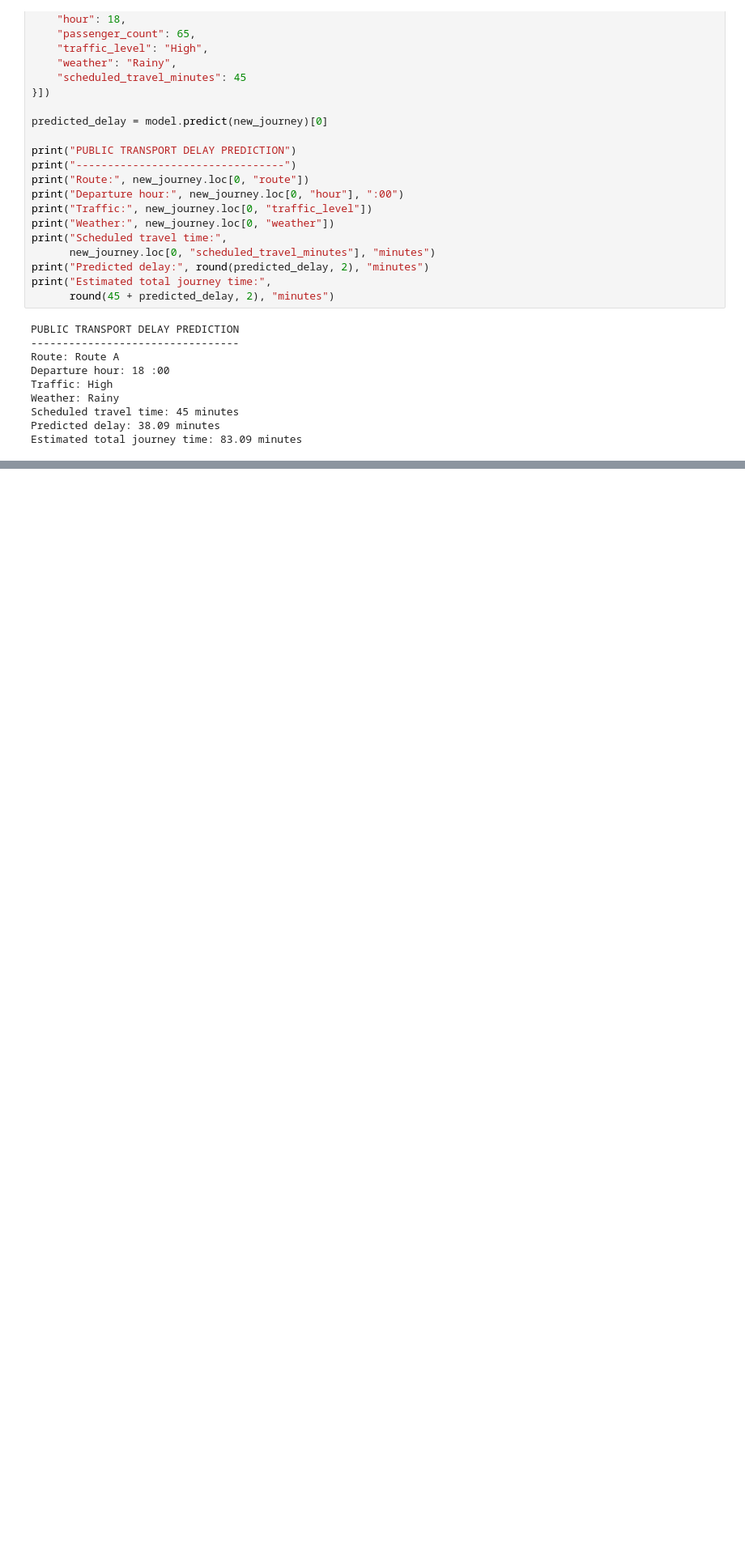
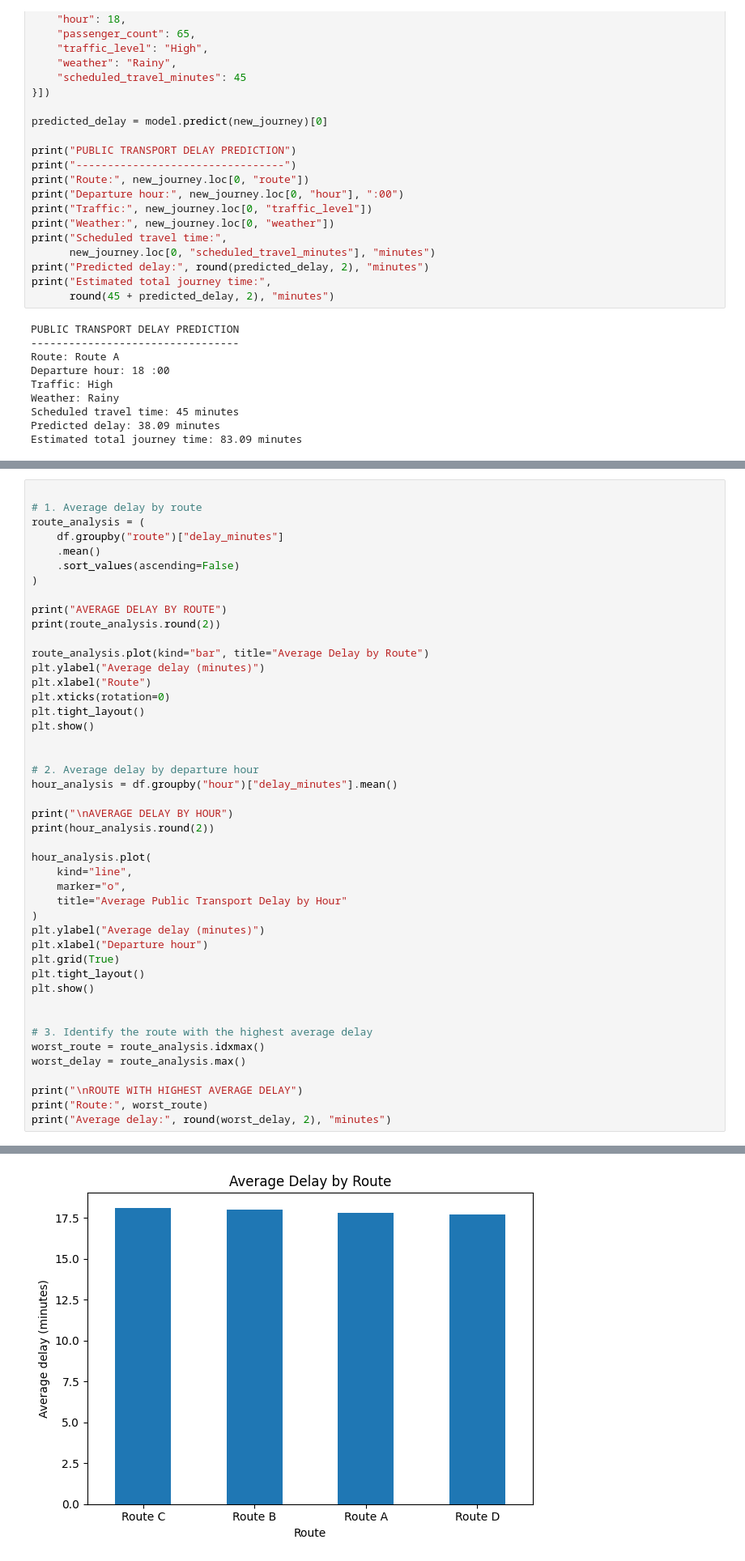
Before and after one commit to NoMeRcY16/public-transport-delay-analytics, a Jupyter notebook: Public_Transport_Delay_Analytics.ipynb, the cells around one changed output, grey strips where cells are left out. Shown at 81% size. Cells and saved outputs as stored; diff of their text form; blank space fills up the shorter version.

```diff
--- a/Public_Transport_Delay_Analytics.ipynb
+++ b/Public_Transport_Delay_Analytics.ipynb
@@ -210,0 +231,46 @@ Estimated total journey time: 83.09 minutes
+# %%
+
+# 1. Average delay by route
+route_analysis = (
+    df.groupby("route")["delay_minutes"]
+    .mean()
+    .sort_values(ascending=False)
+)
+
+print("AVERAGE DELAY BY ROUTE")
+print(route_analysis.round(2))
+
+route_analysis.plot(kind="bar", title="Average Delay by Route")
+plt.ylabel("Average delay (minutes)")
+plt.xlabel("Route")
+plt.xticks(rotation=0)
+plt.tight_layout()
+plt.show()
+
+
+# 2. Average delay by departure hour
+hour_analysis = df.groupby("hour")["delay_minutes"].mean()
+
+print("\nAVERAGE DELAY BY HOUR")
+print(hour_analysis.round(2))
+
+hour_analysis.plot(
+    kind="line",
+    marker="o",
+    title="Average Public Transport Delay by Hour"
+)
+plt.ylabel("Average delay (minutes)")
+plt.xlabel("Departure hour")
+plt.grid(True)
+plt.tight_layout()
+plt.show()
+
+
+# 3. Identify the route with the highest average delay
+worst_route = route_analysis.idxmax()
+worst_delay = route_analysis.max()
+
+print("\nROUTE WITH HIGHEST AVERAGE DELAY")
+print("Route:", worst_route)
+print("Average delay:", round(worst_delay, 2), "minutes")
+# %% [output]
@@ -210,0 +284 @@ Estimated total journey time: 83.09 minutes
+[figure, added]
```
Also changed, not shown: parts of 4 cells of this notebook.
